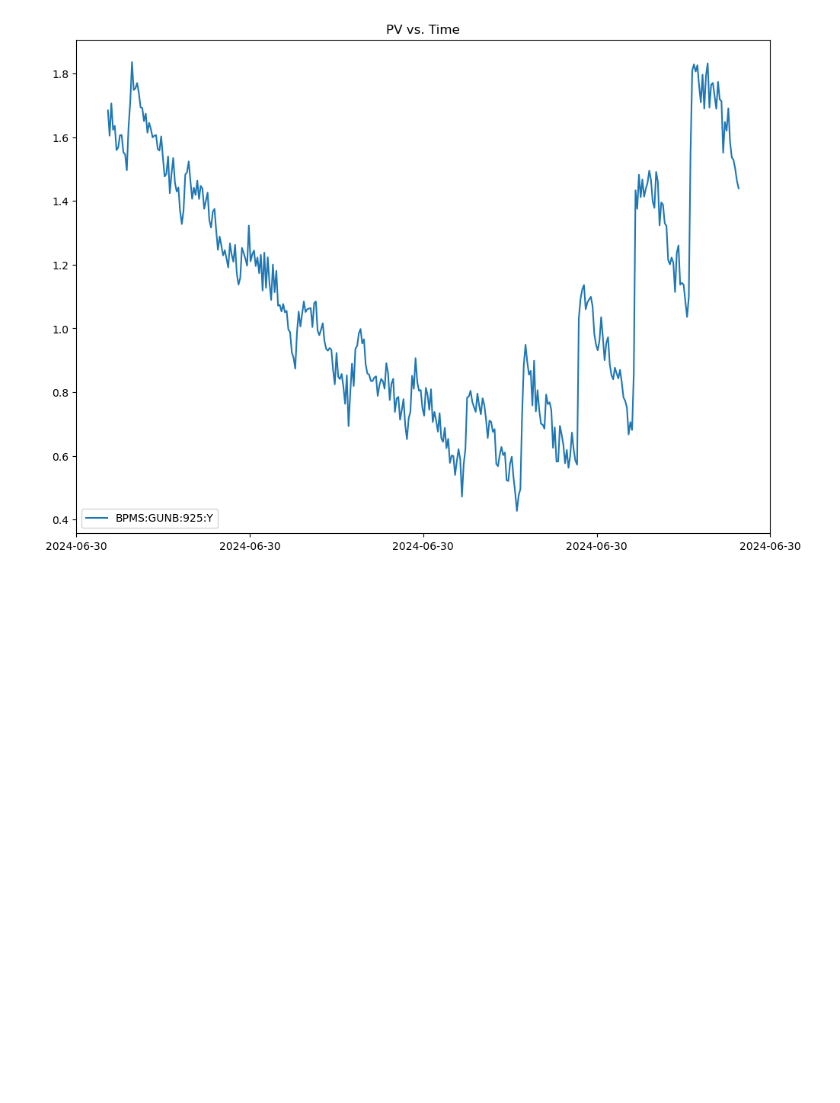
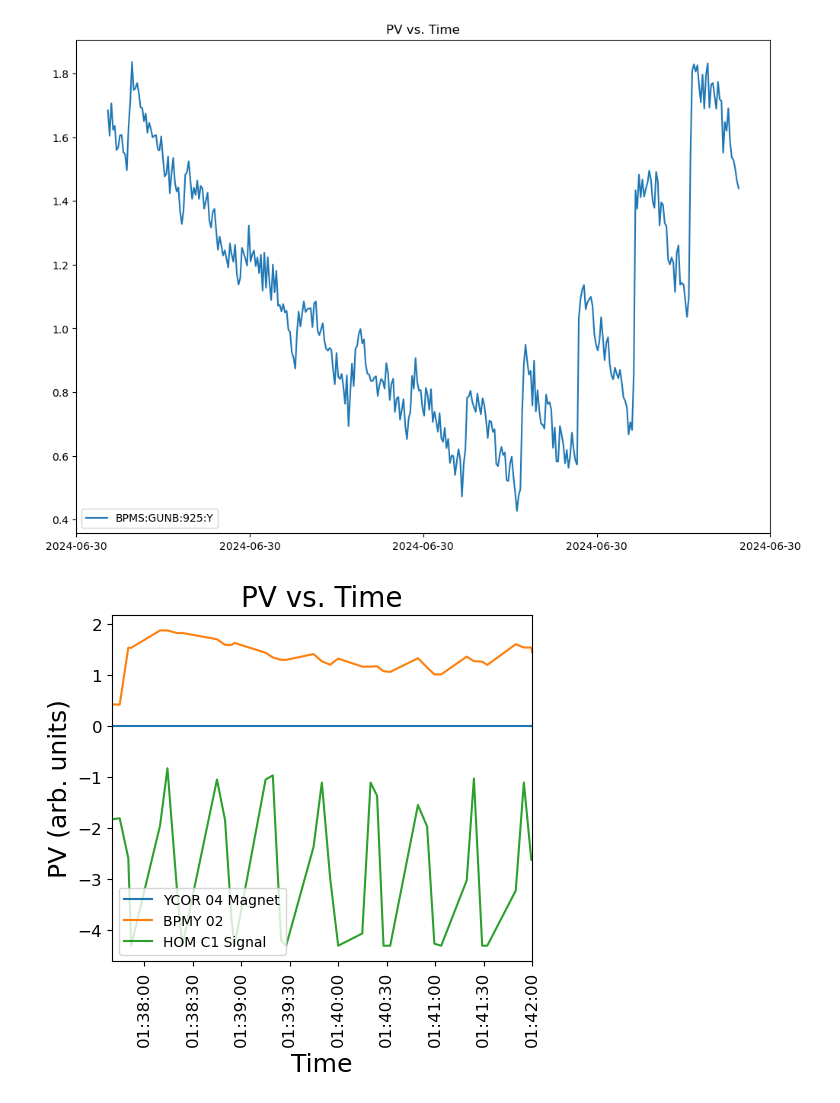
Before and after one commit to jpgtordilla/hombom24, a Jupyter notebook: archive-analysis/lcls-tools-plots/charge_separated_plots/dev_find_timeseries_lcls.ipynb, the cells around one changed output. Saved outputs shown, nothing was run; the diff lists cells and outputs as text; code cells hidden in the pictures; blank space fills up the shorter version.

Commit message:
generated all needed plots for now

```diff
--- a/archive-analysis/lcls-tools-plots/charge_separated_plots/dev_find_timeseries_lcls.ipynb
+++ b/archive-analysis/lcls-tools-plots/charge_separated_plots/dev_find_timeseries_lcls.ipynb
@@ -44,10 +48,10 @@ def get_pairs_of_dates(file_path):
 # %%
 date = ("2024/06/30 09:50:00", "2024/06/30 09:56:00")
-xcor_pv = "XCOR:GUNB:293:BACT"
-bpmx_pv = "BPMS:GUNB:925:X"
-ycor_pv = "YCOR:GUNB:293:BACT"
-bpmy_pv = "BPMS:GUNB:925:Y"
-pv_list = [xcor_pv, bpmx_pv, ycor_pv, bpmy_pv]
+pv_xc = "XCOR:GUNB:293:BACT"
+pv_bpx = "BPMS:GUNB:925:X"
+pv_yc = "YCOR:GUNB:293:BACT"
+pv_bpy = "BPMS:GUNB:925:Y"
+pv_list = [pv_xc, pv_bpx, pv_yc, pv_bpy]
 
 for x in range(4):
     start_date = date[0]
@@ -72,3 +76,57 @@ for x in range(4):
 [figure]
 [figure]
 [figure]
+# %%
+def plot_bunch_scan(pvs: list[str], paths: list[str], labels: list[str], mult_cor=True):
+    # create DataFrames for the PV over time
+    df_cor = pd.read_csv(paths[0])
+    df_bpm = pd.read_csv(paths[1])
+    df_hom = pd.read_csv(paths[2])
+
+    if mult_cor:
+        df_cor[pvs[0]] = df_cor[pvs[0]] * 10000
+    df_hom[pvs[2]] = df_hom[pvs[2]] * 10
+
+    df_hom["Timestamp"] = pd.to_datetime(df_hom["Timestamp"])
+    df_cor["Timestamp"] = pd.to_datetime(df_cor["Timestamp"])
+    df_bpm["Timestamp"] = pd.to_datetime(df_bpm["Timestamp"])
+
+    df_correl = pd.merge_asof(df_hom, df_cor, tolerance=pd.Timedelta(seconds=10))
+    df_all = pd.merge_asof(df_correl, df_bpm, tolerance=pd.Timedelta(seconds=10))
+    df_all = df_all.dropna()
+
+    fig, ax = plt.subplots(figsize=(5, 5), layout='constrained')
+
+    plt.plot(df_all["Timestamp"], df_all[pvs[0]], label=labels[0])
+    plt.plot(df_all["Timestamp"], df_all[pvs[1]], label=labels[1])
+    plt.plot(df_all["Timestamp"], df_all[pvs[2]], label=labels[2])
+
+    plt.xlim(df_all["Timestamp"][30], df_all["Timestamp"].max())
+    plt.xticks(rotation=90, fontsize=12)
+    plt.yticks(fontsize=12)
+    plt.xlabel("Time", fontsize=18)
+    plt.ylabel("PV (arb. units)", fontsize=18)
+    plt.title("PV vs. Time", fontsize=20)
+    plt.legend()
+
+hom_pv = "SCOP:AMRF:RF01:AI_MEAS1"
+xcor_pv = "XCOR:GUNB:713:BACT"  # XCOR 04
+bpmx_pv = "BPMS:GUNB:925:X"  # BPMX 02
+ycor_pv = "YCOR:GUNB:713:BACT"  # YCOR 04
+bpmy_pv = "BPMS:GUNB:925:Y"  # BPMY 02
+
+label_list_y = ["YCOR 04 Magnet", "BPMY 02", "HOM C1 Signal", "Charge"]
+pv_list_y = [ycor_pv, bpmy_pv, hom_pv]
+path_list_y = ["/Users/jonathontordilla/Desktop/hombom24/archive-analysis/lcls-tools-plots/charge_separated_plots/epics_data/YCOR04_SHORT.csv",
+               "/Users/jonathontordilla/Desktop/hombom24/archive-analysis/lcls-tools-plots/charge_separated_plots/epics_data/BPMY02_SHORT.csv",
+               "/Users/jonathontordilla/Desktop/hombom24/archive-analysis/lcls-tools-plots/charge_separated_plots/epics_data/HOMC1_SHORT.csv"]
+
+label_list_x = ["XCOR 04 Magnet", "BPMX 02", "HOM C1 Signal", "Charge"]
+pv_list_x = [xcor_pv, bpmx_pv, hom_pv]
+path_list_x = ["/Users/jonathontordilla/Desktop/hombom24/archive-analysis/lcls-tools-plots/charge_separated_plots/epics_data/XCOR04_SHORT.csv",
+               "/Users/jonathontordilla/Desktop/hombom24/archive-analysis/lcls-tools-plots/charge_separated_plots/epics_data/BPMX02_SHORT.csv",
+               "/Users/jonathontordilla/Desktop/hombom24/archive-analysis/lcls-tools-plots/charge_separated_plots/epics_data/HOMC1_SHORT.csv"]
+
+plot_bunch_scan(pv_list_y, path_list_y, label_list_y, mult_cor=False)
+# %% [output]
+[figure, added]
```
Also changed, not shown: parts of 2 cells of this notebook, 7 other files.
